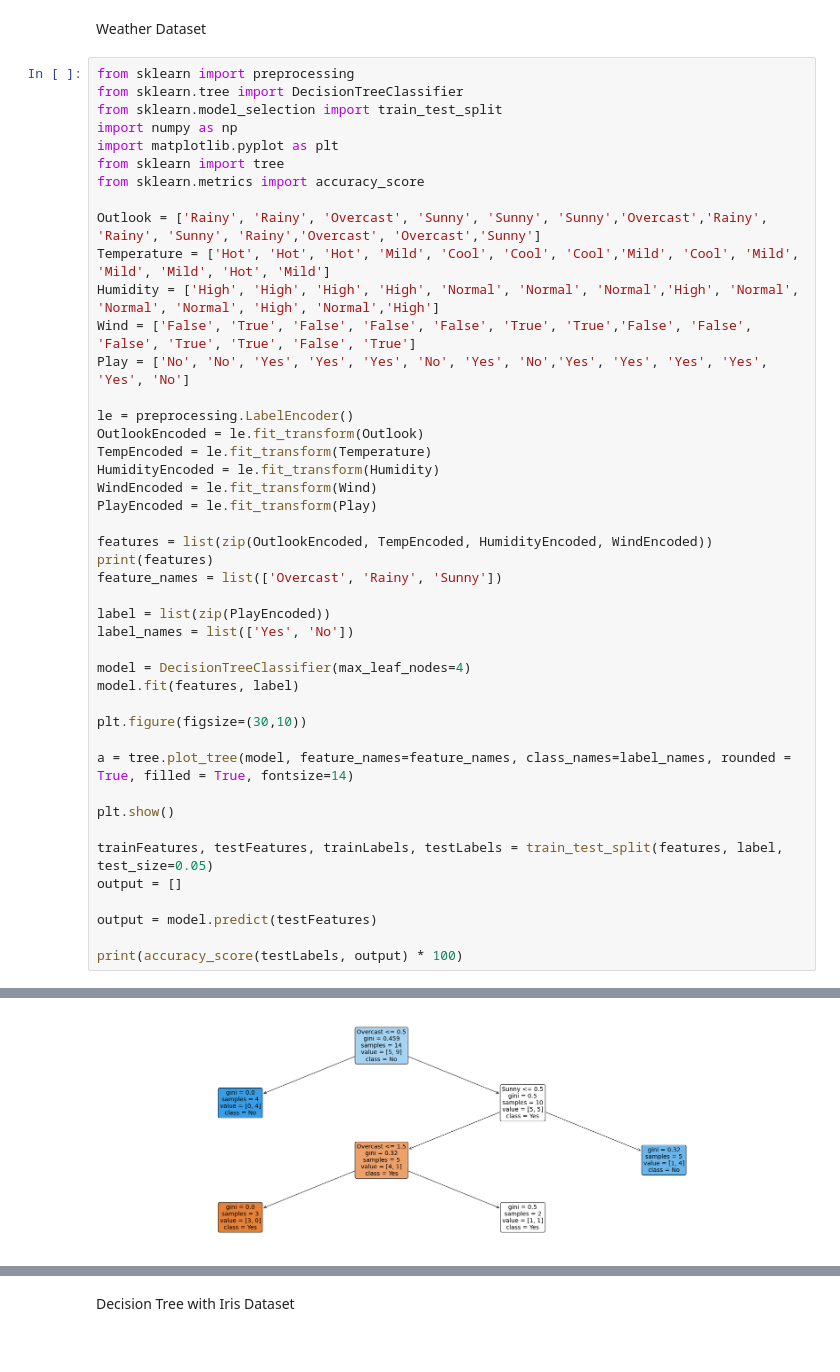
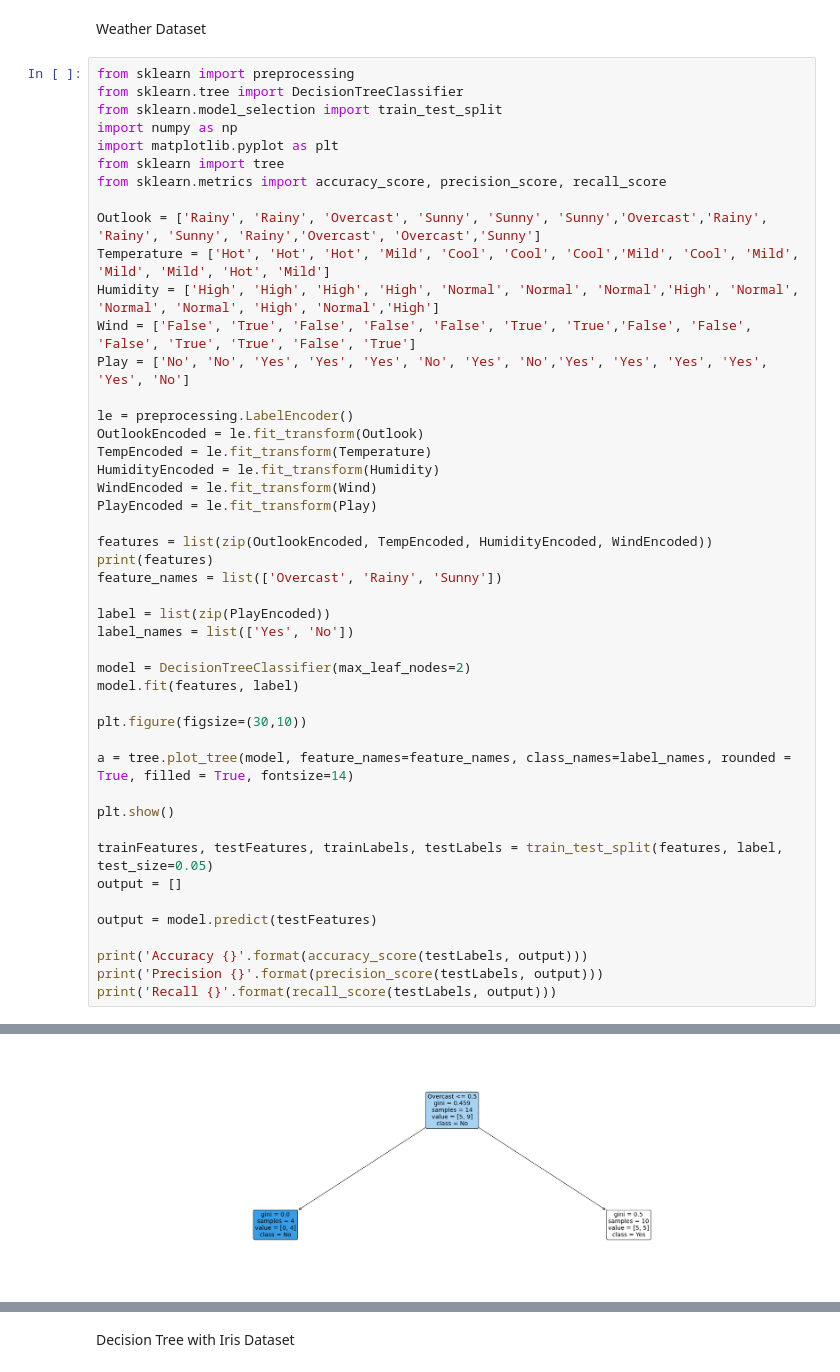
Before and after one commit to harshsojitra007/CE132_SojitraHarsh_ML_Labs, a Jupyter notebook: ML_Lab_5.ipynb, the cells around one changed output, grey strips where cells are left out. Saved outputs shown, nothing was run; the diff lists cells and outputs as text.

```diff
--- a/ML_Lab_5.ipynb
+++ b/ML_Lab_5.ipynb
@@ -9,7 +9,7 @@ from sklearn.model_selection import train_test_split
 import numpy as np
 import matplotlib.pyplot as plt
 from sklearn import tree
-from sklearn.metrics import accuracy_score
+from sklearn.metrics import accuracy_score, precision_score, recall_score
 
 Outlook = ['Rainy', 'Rainy', 'Overcast', 'Sunny', 'Sunny', 'Sunny','Overcast','Rainy', 'Rainy', 'Sunny', 'Rainy','Overcast', 'Overcast','Sunny']
 Temperature = ['Hot', 'Hot', 'Hot', 'Mild', 'Cool', 'Cool', 'Cool','Mild', 'Cool', 'Mild', 'Mild', 'Mild', 'Hot', 'Mild']
@@ -19,33 +19,35 @@ Play = ['No', 'No', 'Yes', 'Yes', 'Yes', 'No', 'Yes', 'No','Yes', 'Yes', 'Yes',
 
 le = preprocessing.LabelEncoder()
 OutlookEncoded = le.fit_transform(Outlook)
 TempEncoded = le.fit_transform(Temperature)
 HumidityEncoded = le.fit_transform(Humidity)
 WindEncoded = le.fit_transform(Wind)
 PlayEncoded = le.fit_transform(Play)
 
 features = list(zip(OutlookEncoded, TempEncoded, HumidityEncoded, WindEncoded))
 print(features)
 feature_names = list(['Overcast', 'Rainy', 'Sunny'])
 
 label = list(zip(PlayEncoded))
 label_names = list(['Yes', 'No'])
 
-model = DecisionTreeClassifier(max_leaf_nodes=4)
+model = DecisionTreeClassifier(max_leaf_nodes=2)
 model.fit(features, label)
 
 plt.figure(figsize=(30,10))
 
 a = tree.plot_tree(model, feature_names=feature_names, class_names=label_names, rounded = True, filled = True, fontsize=14)
 
 plt.show()
 
 trainFeatures, testFeatures, trainLabels, testLabels = train_test_split(features, label, test_size=0.05)
 output = []
 
 output = model.predict(testFeatures)
 
-print(accuracy_score(testLabels, output) * 100)
+print('Accuracy {}'.format(accuracy_score(testLabels, output)))
+print('Precision {}'.format(precision_score(testLabels, output)))
+print('Recall {}'.format(recall_score(testLabels, output)))
 # %% [output]
 [(1, 1, 0, 0), (1, 1, 0, 1), (0, 1, 0, 0), (2, 2, 0, 0), (2, 0, 1, 0), (2, 0, 1, 1), (0, 0, 1, 1), (1, 2, 0, 0), (1, 0, 1, 0), (2, 2, 1, 0), (1, 2, 1, 1), (0, 2, 0, 1), (0, 1, 1, 0), (2, 2, 0, 1)]
-[figure, old version]
+[figure, new version]
```
Also changed, not shown: parts of 2 cells of this notebook.
